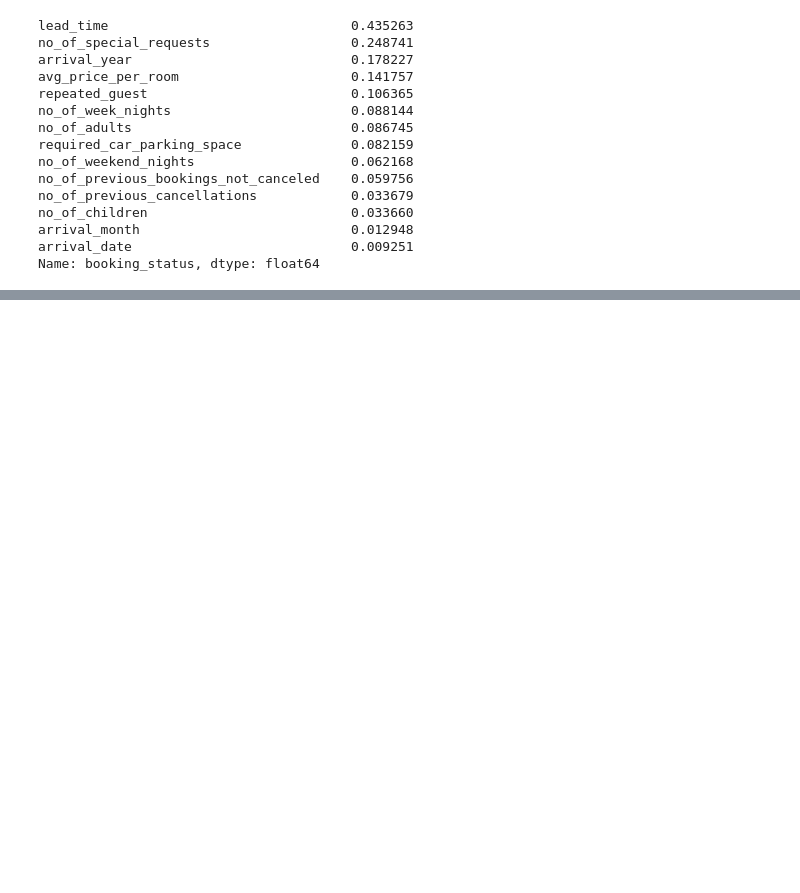
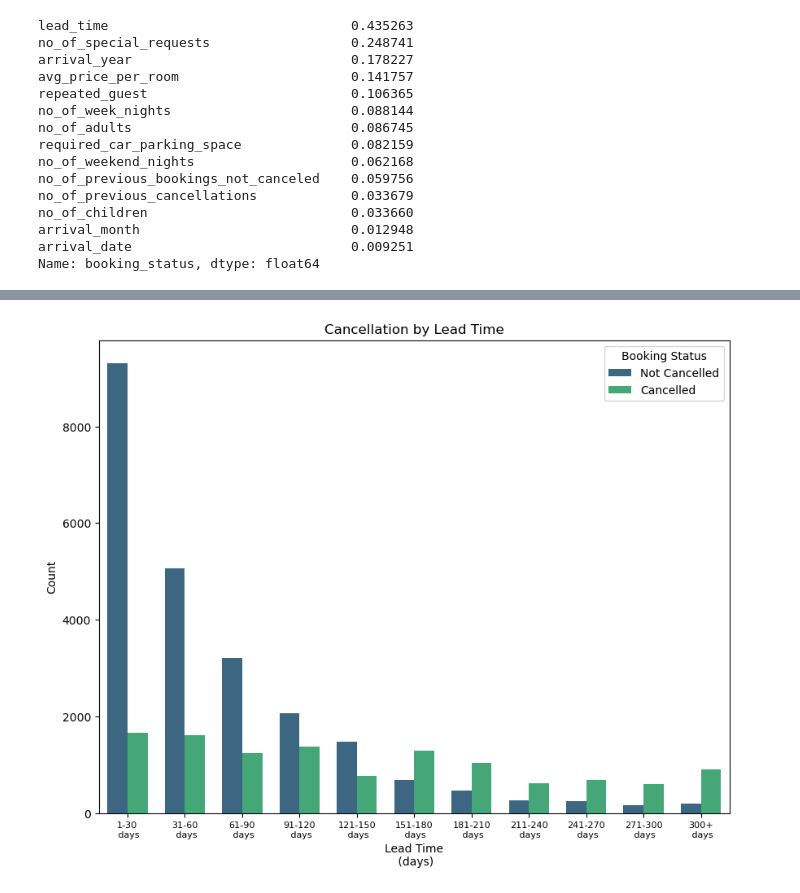
Before and after one commit to SirTee12/Hotel-Booking-Cancellation-Prediction, a Jupyter notebook: Hotel-Booking-Cancellation-Prediction.ipynb, the cells around one changed output, grey strips where cells are left out. Cells and saved outputs as stored; diff of their text form; code cells hidden in the pictures; blank space fills up the shorter version.

Commit message:
plot bar chart for number of cancelled/not cancelled hotel reservation with lead time

```diff
--- a/Hotel-Booking-Cancellation-Prediction.ipynb
+++ b/Hotel-Booking-Cancellation-Prediction.ipynb
@@ -381,0 +400,21 @@ plt.show()
+# %%
+# plot a bar chart to visualize this
+plt.figure(figsize=(10, 7))
+
+labels = ['1-30\n days', '31-60\n days', '61-90\n days', '91-120\n days', '121-150\n days',
+          '151-180\n days', '181-210\n days', '211-240\n days', '241-270\n days',
+          '271-300\n days', '300+\n days']
+sns.countplot(x = pd.cut(hotel_bookings.lead_time, bins = [0, 30, 60, 90, 120, 150, 180,
+                                                           210, 240, 270, 300, np.inf],
+                        labels = labels), hue = 'booking_status', data = hotel_bookings,
+
+             width = 0.7, palette = 'viridis')
+plt.title("Cancellation by Lead Time")
+plt.xlabel("Lead Time\n (days)")
+plt.ylabel("Count")
+plt.xticks(fontsize=8)
+plt.legend(title="Booking Status", labels=['Not Cancelled', 'Cancelled'])
+plt.subplots_adjust(bottom=0.05)
+plt.show()
+# %% [output]
+[figure, added]
```
Also changed, not shown: parts of 13 cells of this notebook.
